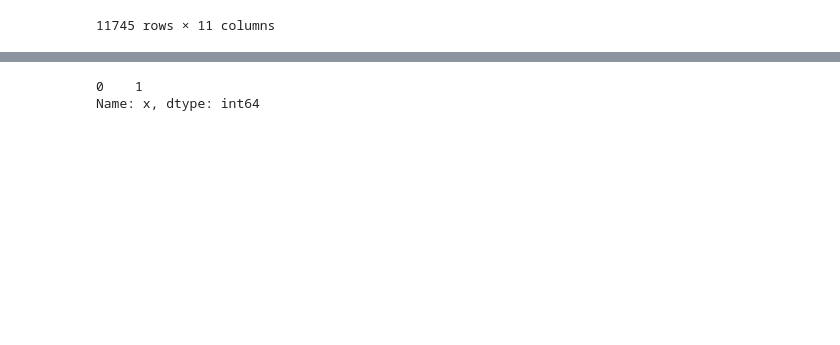
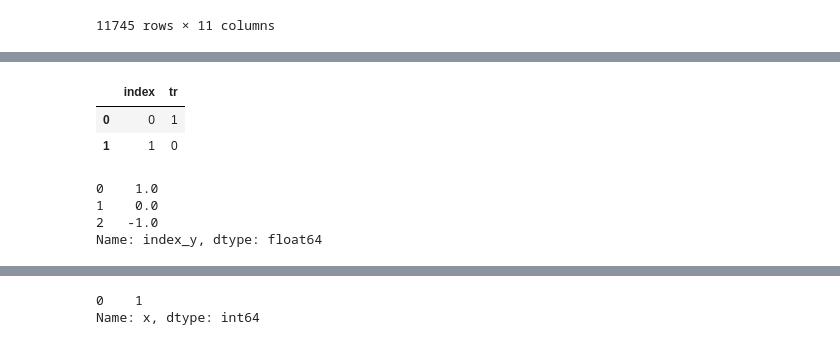
Before and after one commit to davidecarrara98/Multi-Object-Tracking-in-Complex-Urban-Scenarios, a Jupyter notebook: Under Development/Vale/Tracker class + Kalman Filter.ipynb, the cells around one changed output, grey strips where cells are left out. Cells and saved outputs as stored; diff of their text form; code cells hidden in the pictures; blank space fills up the shorter version.

```diff
--- a/Under Development/Vale/Tracker class + Kalman Filter.ipynb
+++ b/Under Development/Vale/Tracker class + Kalman Filter.ipynb
@@ -290,0 +325,6 @@ class Object:
+# %%
+ass_tr
+# %% [output]
+|  | index | tr |
+| 0 | 0 | 1 |
+| 1 | 1 | 0 |
@@ -290,0 +333,7 @@ class Object:
+# %%
+merged['index_y'].fillna(-1)
+# %% [output]
+0    1.0
+1    0.0
+2   -1.0
+Name: index_y, dtype: float64
```
Also changed, not shown: parts of 11 cells of this notebook.
